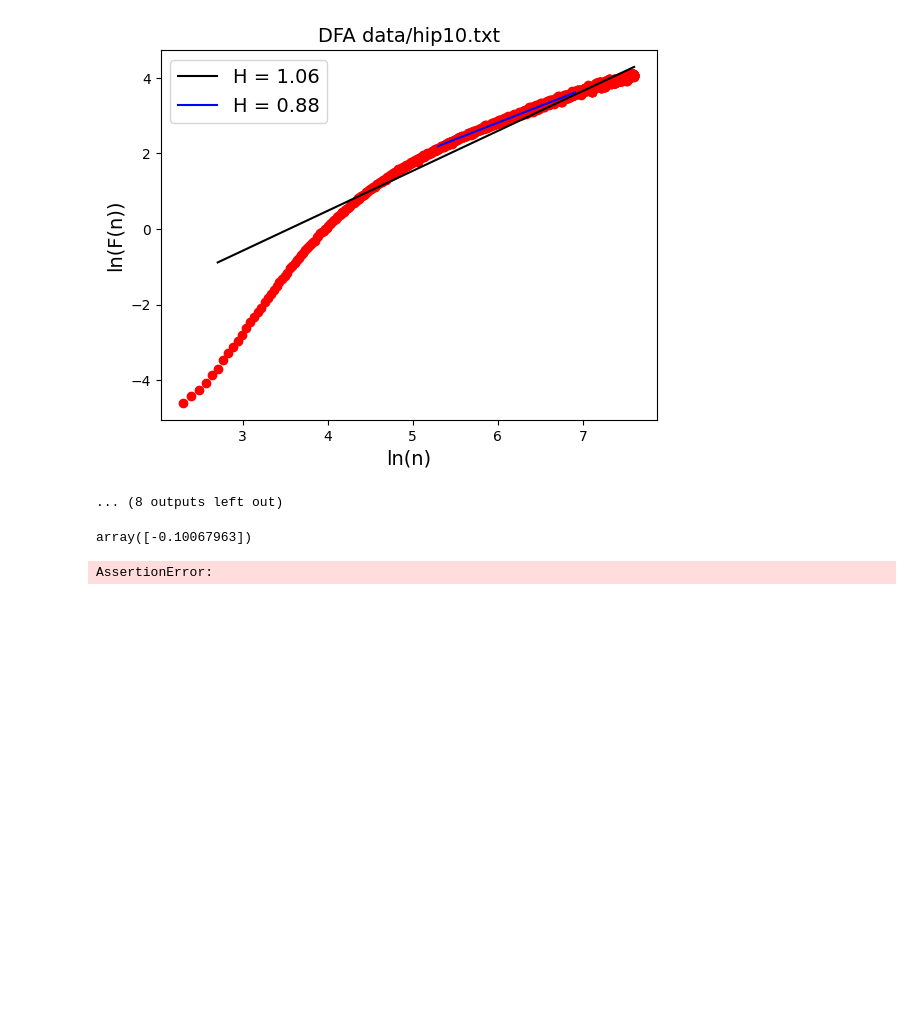
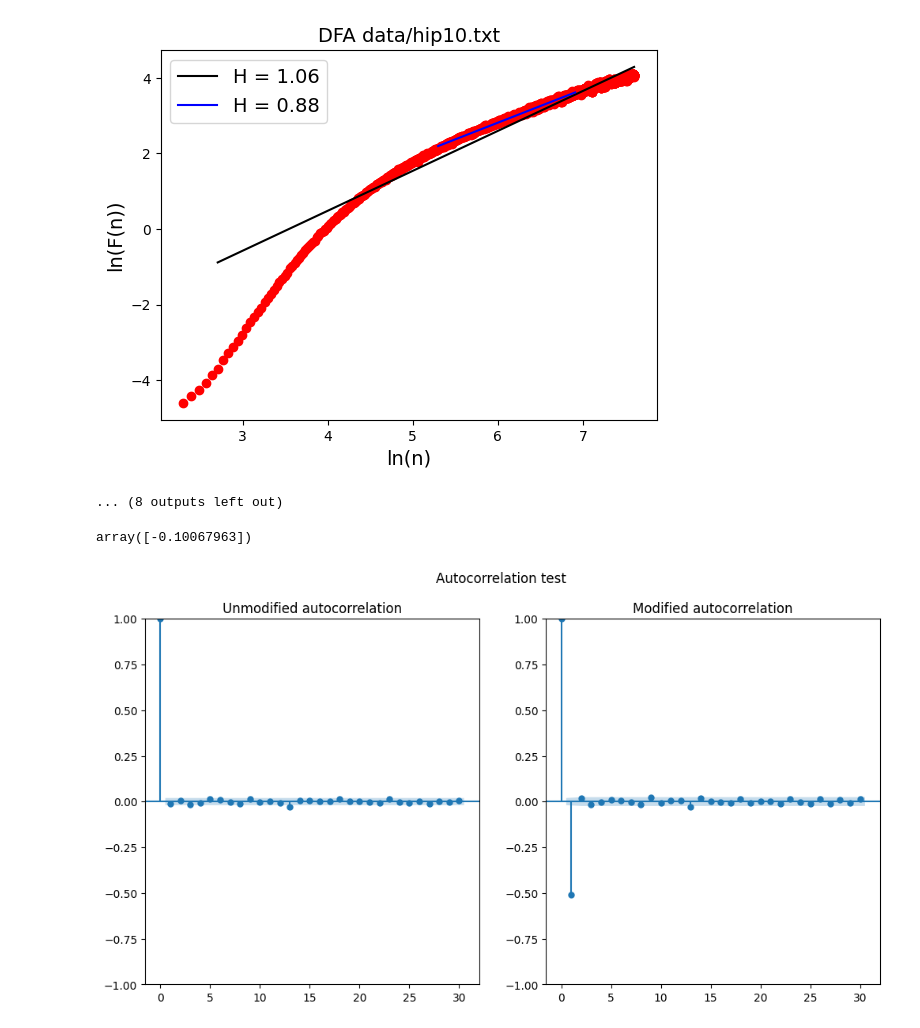
Before and after one commit to University-of-Silesia-Ion-Channel/Jonus, a Jupyter notebook: interactable.ipynb, the cells around one changed output. Cells and saved outputs as stored; diff of their text form; code cells hidden in the pictures; blank space fills up the shorter version.

```diff
--- a/interactable.ipynb
+++ b/interactable.ipynb
@@ -208,9 +68,11 @@ IC = IonChannel()
 IC.random_force_gauss(1,True)
 # %% [output]
 array([-0.10067963])
-# %%
-import numpy as np
-data_transposed = np.array([])
-assert len(data_transposed) > 0
-# %% [output]
-AssertionError:
+# %%
+import numpy as np
+from ion_channel import IonChannel
+ic = IonChannel()
+data = np.random.random(10000)
+ic.calculate_autocorrelation_acf(data)
+# %% [output]
+[figure, added]
```
Also changed, not shown: parts of 2 cells of this notebook, 1 other file.
